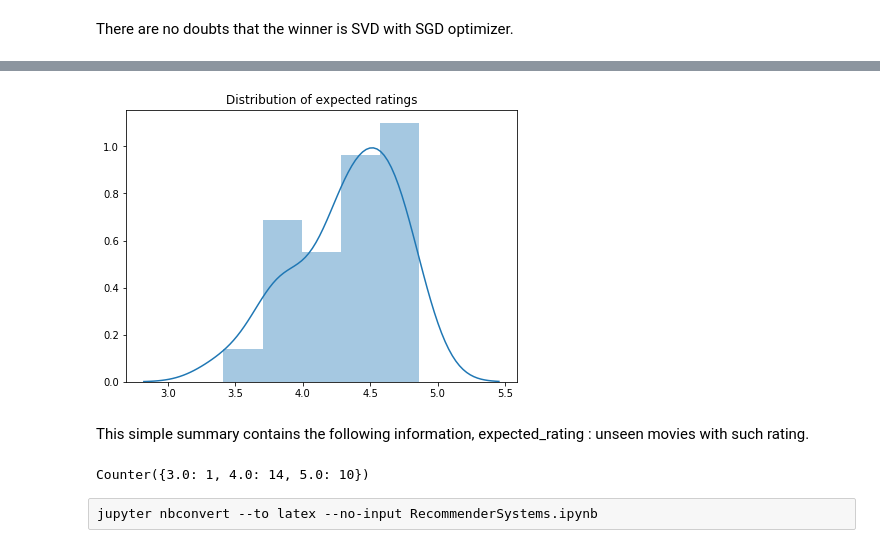
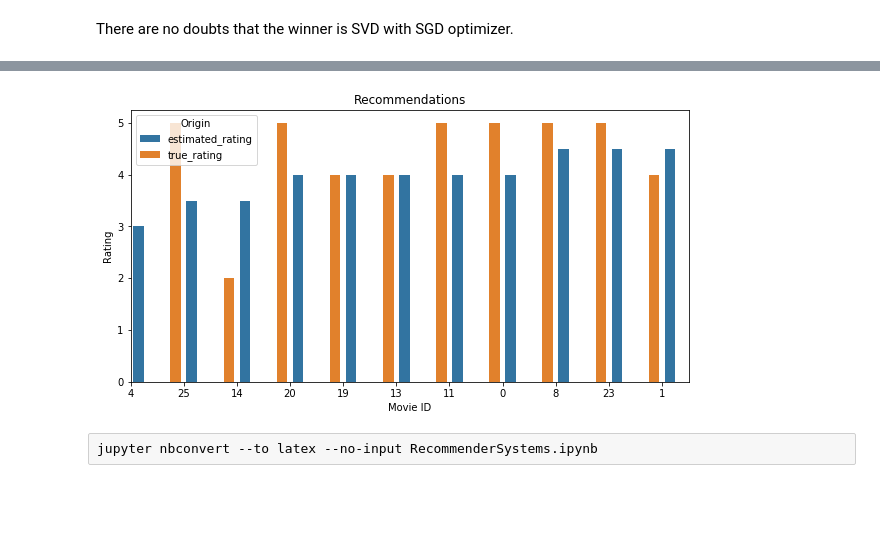
Before and after one commit to keroiw/RecommenderSystems, a Jupyter notebook: RecommenderSystems.ipynb, the cells around one changed output, grey strips where cells are left out. Saved outputs shown, nothing was run; the diff lists cells and outputs as text; code cells hidden in the pictures; blank space fills up the shorter version.

```diff
--- a/RecommenderSystems.ipynb
+++ b/RecommenderSystems.ipynb
@@ -534,4 +546,4 @@ pred = [p for p in predictions if p.uid==1]
 unseen = X_test.loc[X_test["userId"] == 1, "movieId"]
 pred = [p for p in pred if p.iid in unseen.values]
 pred = sorted(pred, key=lambda p: p.r_ui)[::-1]
-pred = pd.Series([p.est for p in pred])
+pred = pd.DataFrame([[p.est, p.r_ui] for p in pred], columns=["estimated_rating", "true_rating"])
@@ -540,14 +550,19 @@ As we can see our user is rather generous and he tend to give high ratings.
-# %%
-fig, ax = plt.subplots(1, 1, figsize = (7, 5))
-sns.distplot(pred, ax=ax)
-ax.set_title("Distribution of expected ratings");
-# %% [output]
-[figure, removed]
-# %% [markdown]
-This simple summary contains the following information, expected_rating : unseen movies with such rating.
-# %%
-Counter(pred.round())
-# %% [output]
-Counter({3.0: 1, 4.0: 14, 5.0: 10})
+# %%
+pred["estimated_rating"] = (pred["estimated_rating"] * 2).round(0) / 2
+pred = pred.sort_values(by=["estimated_rating"])
+# %%
+pred = pred.stack().reset_index().reset_index().loc[:20, :]
+pred.columns=["Idx", "MovieId", "Origin", "Rating"]
+# %%
+fig, ax = plt.subplots(1, 1, figsize = (10, 5))
+sns.barplot(data=pred, x="Idx", y="Rating", hue="Origin", ax=ax)
+
+ax.xaxis.set_ticks(np.linspace(0, 20, num=11)-0.5)
+ax.xaxis.set_ticklabels(pred["MovieId"].unique())
+ax.set_xlabel("Movie ID")
+
+ax.set_title("Recommendations");
+# %% [output]
+[figure, added]
 # %% [raw]
 jupyter nbconvert --to latex --no-input RecommenderSystems.ipynb
```
Also changed, not shown: parts of 30 cells of this notebook, 1 other file.
